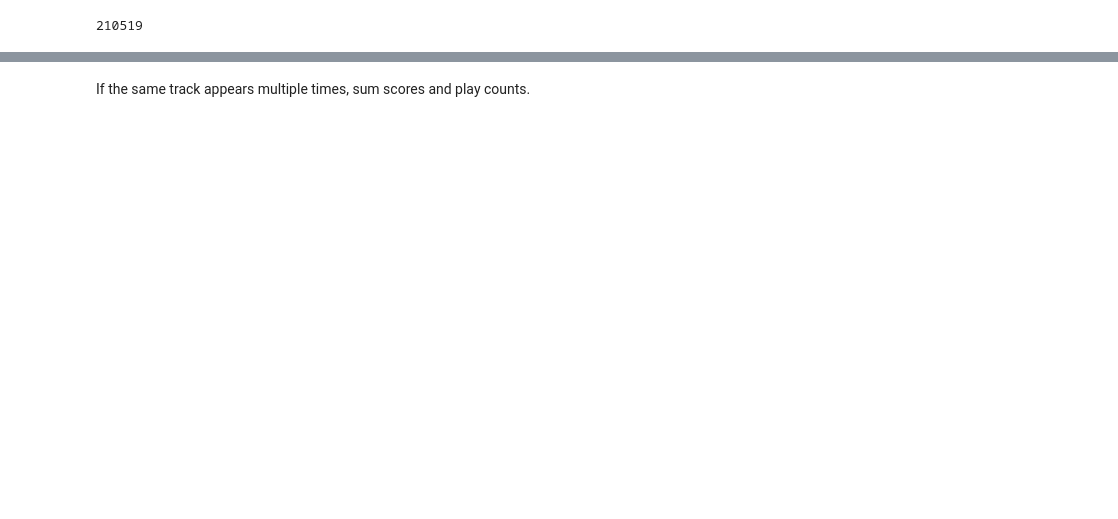
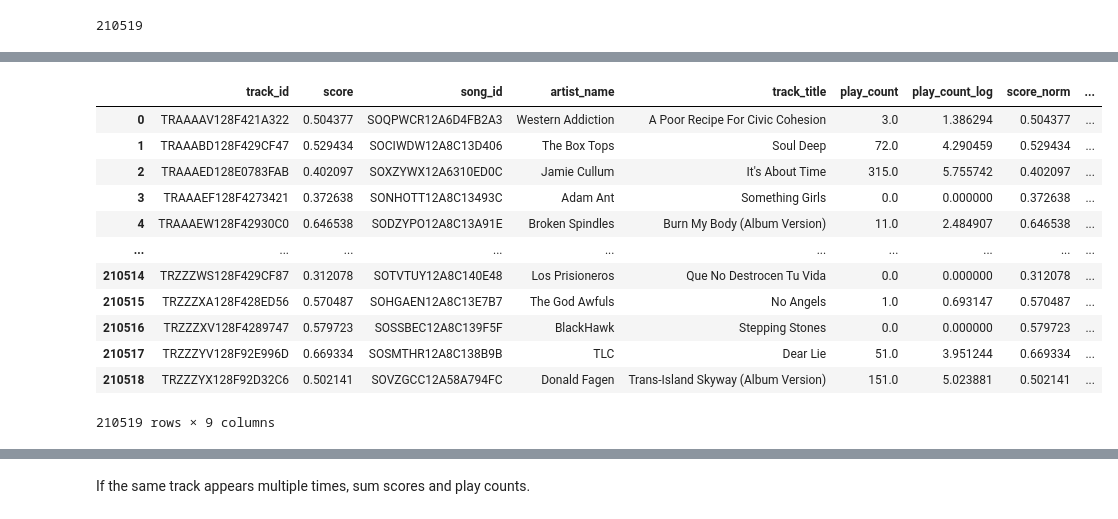
Before and after one commit to Kenuuey/Music-recommendation-system, a Jupyter notebook: notebooks/Research.ipynb, the cells around one changed output, grey strips where cells are left out. Cells and saved outputs as stored; diff of their text form; code cells hidden in the pictures; blank space fills up the shorter version.

```diff
--- a/notebooks/Research.ipynb
+++ b/notebooks/Research.ipynb
@@ -1004,0 +1005,2 @@ merged
+# %%
+song_plays = interactions_df.groupby("song_id")["play_count"].sum().reset_index()
@@ -1004,0 +1058,26 @@ merged
+# %%
+from sklearn.preprocessing import MinMaxScaler
+
+# log scale plays
+merged["play_count_log"] = np.log1p(merged["play_count"])
+
+scaler = MinMaxScaler()
+merged[["score_norm", "plays_norm"]] = scaler.fit_transform(
+            merged[["score", "play_count_log"]].fillna(0)
+    )
+
+merged
+# %% [output]
+|  | track_id | score | song_id | artist_name | track_title | play_count | play_count_log | score_norm | ... |
+| 0 | TRAAAAV128F421A322 | 0.504377 | SOQPWCR12A6D4FB2A3 | Western Addiction | A Poor Recipe For Civic Cohesion | 3.0 | 1.386294 | 0.504377 | ... |
+| 1 | TRAAABD128F429CF47 | 0.529434 | SOCIWDW12A8C13D406 | The Box Tops | Soul Deep | 72.0 | 4.290459 | 0.529434 | ... |
+| 2 | TRAAAED128E0783FAB | 0.402097 | SOXZYWX12A6310ED0C | Jamie Cullum | It's About Time | 315.0 | 5.755742 | 0.402097 | ... |
+| 3 | TRAAAEF128F4273421 | 0.372638 | SONHOTT12A8C13493C | Adam Ant | Something Girls | 0.0 | 0.000000 | 0.372638 | ... |
+| 4 | TRAAAEW128F42930C0 | 0.646538 | SODZYPO12A8C13A91E | Broken Spindles | Burn My Body (Album Version) | 11.0 | 2.484907 | 0.646538 | ... |
+| ... | ... | ... | ... | ... | ... | ... | ... | ... | ... |
+| 210514 | TRZZZWS128F429CF87 | 0.312078 | SOTVTUY12A8C140E48 | Los Prisioneros | Que No Destrocen Tu Vida | 0.0 | 0.000000 | 0.312078 | ... |
+| 210515 | TRZZZXA128F428ED56 | 0.570487 | SOHGAEN12A8C13E7B7 | The God Awfuls | No Angels | 1.0 | 0.693147 | 0.570487 | ... |
+| 210516 | TRZZZXV128F4289747 | 0.579723 | SOSSBEC12A8C139F5F | BlackHawk | Stepping Stones | 0.0 | 0.000000 | 0.579723 | ... |
+| 210517 | TRZZZYV128F92E996D | 0.669334 | SOSMTHR12A8C138B9B | TLC | Dear Lie | 51.0 | 3.951244 | 0.669334 | ... |
+| 210518 | TRZZZYX128F92D32C6 | 0.502141 | SOVZGCC12A58A794FC | Donald Fagen | Trans-Island Skyway (Album Version) | 151.0 | 5.023881 | 0.502141 | ... |
+210519 rows × 9 columns
```
Also changed, not shown: parts of 58 cells of this notebook, 6 other files.
